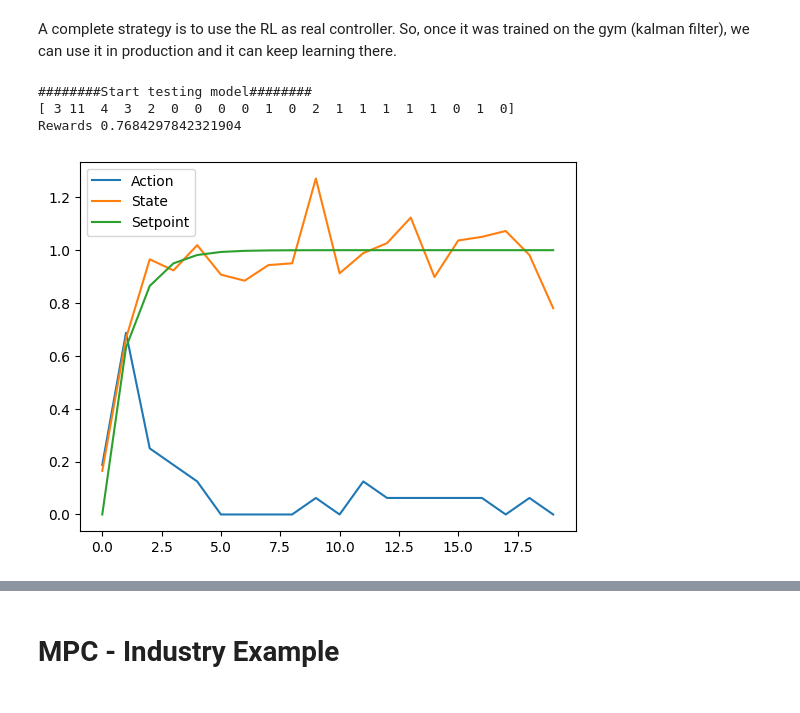
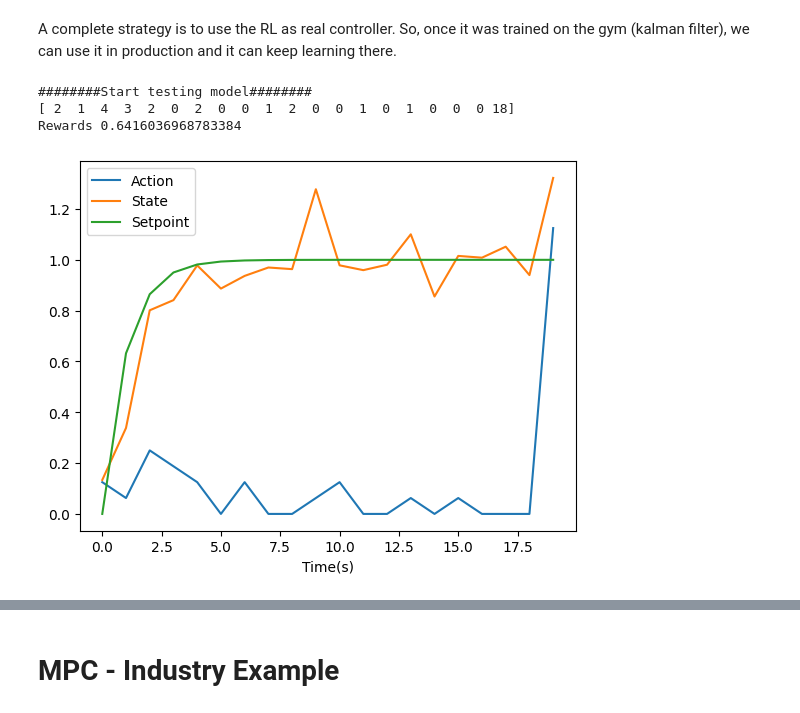
Before and after one commit to robertoamansur/MPC-and-RL-for-Process-Control, a Jupyter notebook: MPC_RL_notebook.ipynb, the cells around one changed output, grey strips where cells are left out. Drawn from its saved outputs; the diff is of its cells as text; code cells hidden in the pictures.

```diff
--- a/MPC_RL_notebook.ipynb
+++ b/MPC_RL_notebook.ipynb
@@ -836,21 +839,22 @@ env.initial_state = [0]*len(setpoint)
 # %%
 print('########Start testing model########')
 action, _states = model.predict(obs)
 print(action)
 obs, rewards, dones, info = env.step(action)
 print('Rewards',rewards)
 action_vector = env.decode_action(action)
 state_vector = env.state
 plt.plot(action_vector, label='Action')
 plt.plot(state_vector, label='State')
 plt.plot(setpoint, label='Setpoint')
+plt.xlabel('Time(s)')
 plt.legend()
 plt.show()
 # %% [output]
 ########Start testing model########
-[ 3 11  4  3  2  0  0  0  0  1  0  2  1  1  1  1  1  0  1  0]
-Rewards 0.7684297842321904
+[ 2  1  4  3  2  0  2  0  0  1  2  0  0  1  0  1  0  0  0 18]
+Rewards 0.6416036968783384
-[figure, old version]
+[figure, new version]
 # %%
 setpoint = -2*setpoint
 print('######## Start testing model with another setpoint ########')
```
Also changed, not shown: parts of 15 cells of this notebook.
